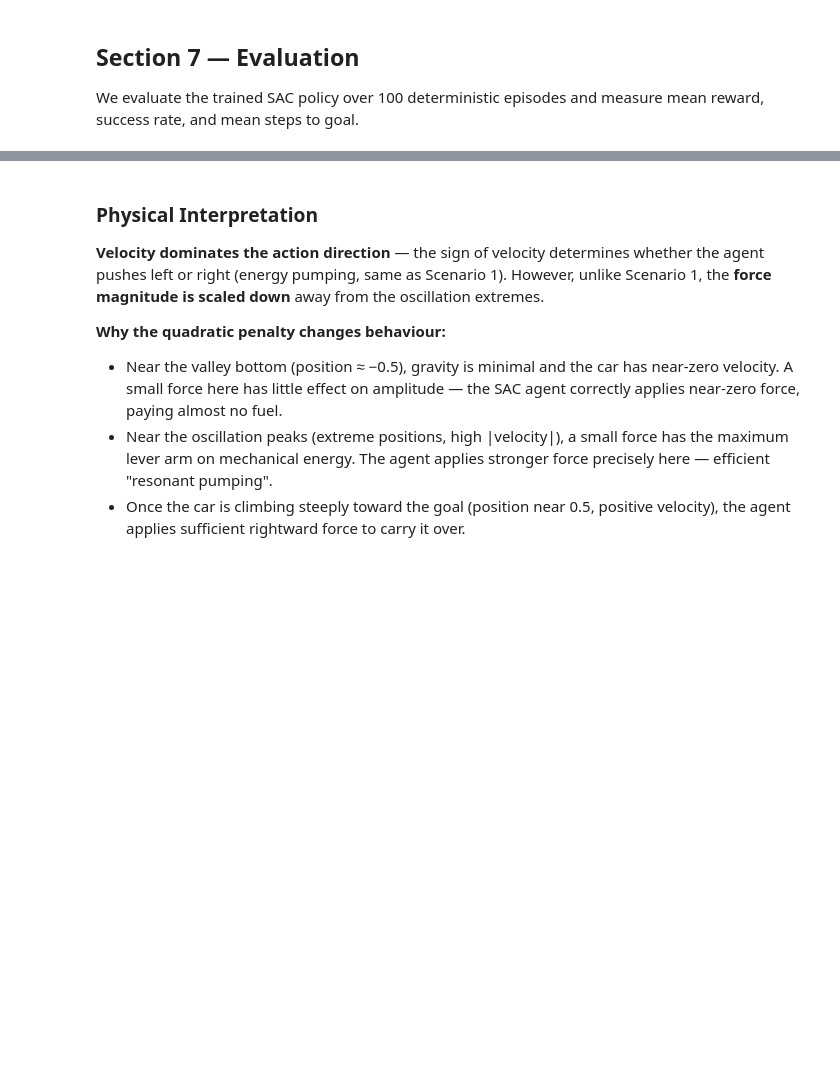
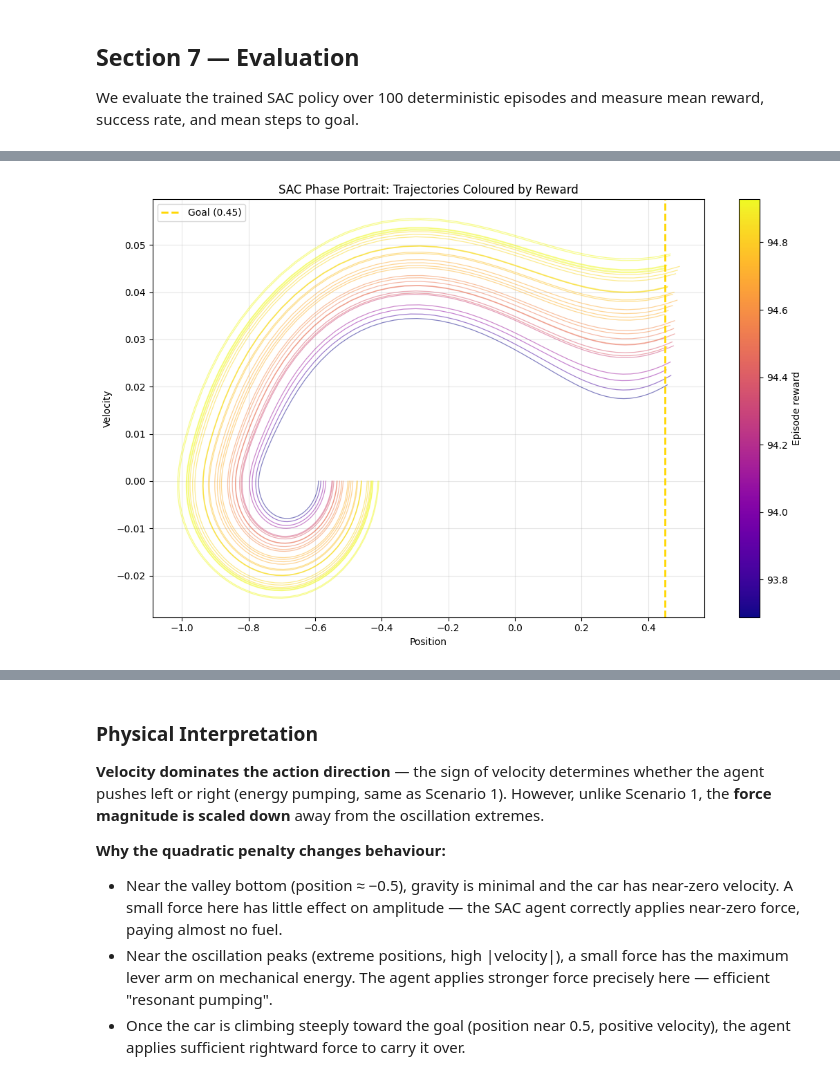
Before and after one commit to sjekic/reinforcement-learning, a Jupyter notebook: scenario_02_continuous_minfuel.ipynb, the cells around one changed output, grey strips where cells are left out. Cells and saved outputs as stored; diff of their text form; code cells hidden in the pictures; blank space fills up the shorter version.

Commit message:
added continuos space model

```diff
--- a/scenario_02_continuous_minfuel.ipynb
+++ b/scenario_02_continuous_minfuel.ipynb
@@ -190,28 +270,47 @@ The model checkpoint is saved to `checkpoints/s02_sac`.
 # %%
 env_train = Monitor(gym.make('MountainCarContinuous-v0'))
+env_eval_train = Monitor(gym.make('MountainCarContinuous-v0'))
 
 model = SAC(
     'MlpPolicy',
     env_train,
     learning_rate=3e-4,
-    buffer_size=100000,
-    learning_starts=1000,
-    batch_size=256,
-    tau=0.005,
-    gamma=0.99,
-    train_freq=1,
-    gradient_steps=1,
-    ent_coef='auto',
-    target_update_interval=1,
+    buffer_size=50000,
+    learning_starts=0,
+    batch_size=512,
+    tau=0.01,
+    gamma=0.9999,
+    train_freq=32,
+    gradient_steps=32,
+    ent_coef=0.1,
+    use_sde=True,
     verbose=0,
     tensorboard_log='runs/s02_sac',
+    policy_kwargs=dict(log_std_init=-3.67, net_arch=[64, 64]),
     seed=SEED
 )
 
 reward_cb = EpisodeRewardCallback()
-print('Training SAC for 150,000 steps...')
-model.learn(total_timesteps=150000, callback=reward_cb, log_interval=50)
-model.save('checkpoints/s02_sac')
+success_eval_cb = SuccessEvalCallback(
+    env_eval_train,
+    eval_freq=5000,
+    n_eval_episodes=20,
+    save_path='checkpoints/s02_sac_best_success'
+)
+
+print('Training SAC for 50,000 steps...')
+model.learn(total_timesteps=50000, callback=[reward_cb, success_eval_cb], log_interval=50)
+model.save('checkpoints/s02_sac_last')
+best_model_path = 'checkpoints/s02_sac_best_success/best_model.zip'
+if os.path.exists(best_model_path):
+    model = SAC.load(best_model_path)
+    print(
+        'Loaded best success-aware checkpoint '
+        f'(success_rate={100 * success_eval_cb.best_success_rate:.0f}%, '
+        f'mean_reward={success_eval_cb.best_mean_reward:.2f}).'
+    )
+else:
+    print('Best success-aware checkpoint not found, keeping the last trained model.')
 sac_rewards = np.array(reward_cb.episode_rewards)
 print(f'Training complete. Episodes: {len(sac_rewards)}.')
 print(f'Final 50-ep avg: {np.mean(sac_rewards[-50:]):.2f}  (last ep: {sac_rewards[-1]:.2f})')
@@ -314,30 +488,32 @@ plt.show()
 # %%
 # Phase portrait: trajectories in (position, velocity) space
-sac_fn = lambda s: float(model.predict(s, deterministic=True)[0][0])
+sac_fn = lambda s: model.predict(s, deterministic=True)[0].reshape(-1)
 
 trajs = collect_trajectories(eval_env, sac_fn, n_episodes=30, max_steps=999)
 rews  = [t['total_reward'] for t in trajs]
 vmin, vmax = min(rews), max(rews)
 cmap_pp = plt.cm.plasma
 
 fig, ax = plt.subplots(figsize=(11, 7))
 for traj in trajs:
     pos = [s[0] for s in traj['states']]
     vel = [s[1] for s in traj['states']]
     c   = cmap_pp((traj['total_reward'] - vmin) / max(vmax - vmin, 1e-8))
     ax.plot(pos, vel, alpha=0.5, lw=0.9, color=c)
 sm = plt.cm.ScalarMappable(cmap=cmap_pp, norm=plt.Normalize(vmin=vmin, vmax=vmax))
 sm.set_array([])
 plt.colorbar(sm, ax=ax, label='Episode reward')
 ax.axvline(0.45, color='gold', ls='--', lw=2, label='Goal (0.45)')
 ax.set_xlabel('Position')
 ax.set_ylabel('Velocity')
 ax.set_title('SAC Phase Portrait: Trajectories Coloured by Reward')
 ax.legend()
 ax.grid(alpha=0.3)
 plt.tight_layout()
 plt.savefig('checkpoints/s02_phase_portrait.png', dpi=150)
 plt.show()
+# %% [output]
+[figure, added]
 # %%
 # Action magnitude heatmap: |force| shows where the agent uses most fuel
 fig, axes = plt.subplots(1, 2, figsize=(16, 6))
```
Also changed, not shown: parts of 20 cells of this notebook, 21 other files.
